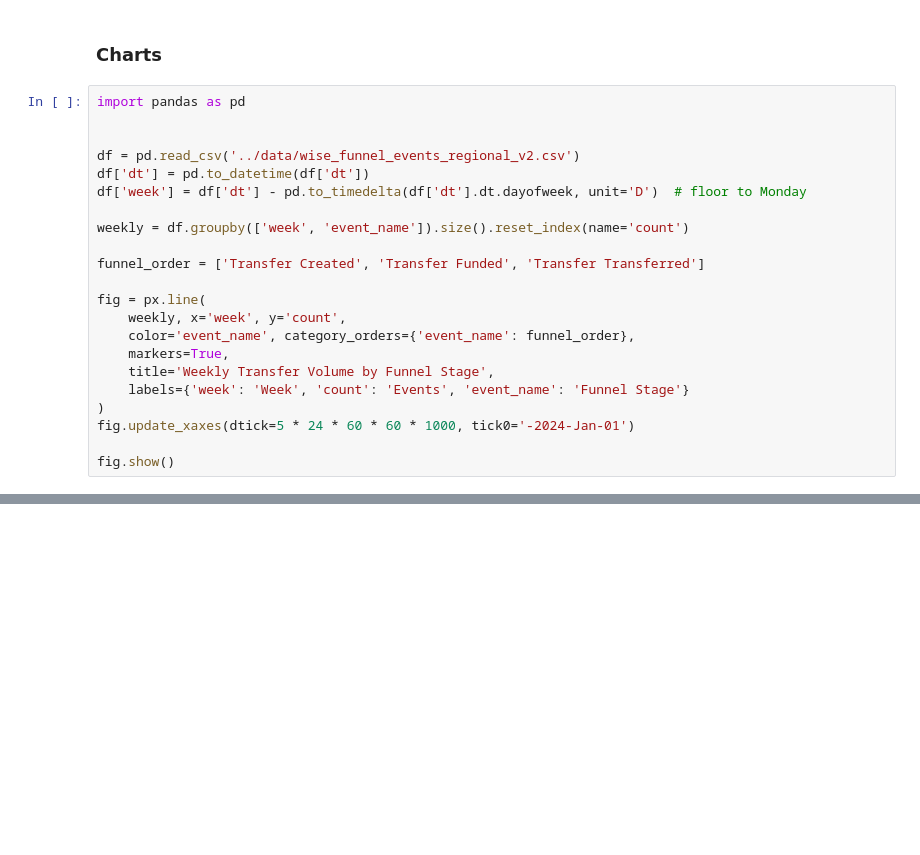
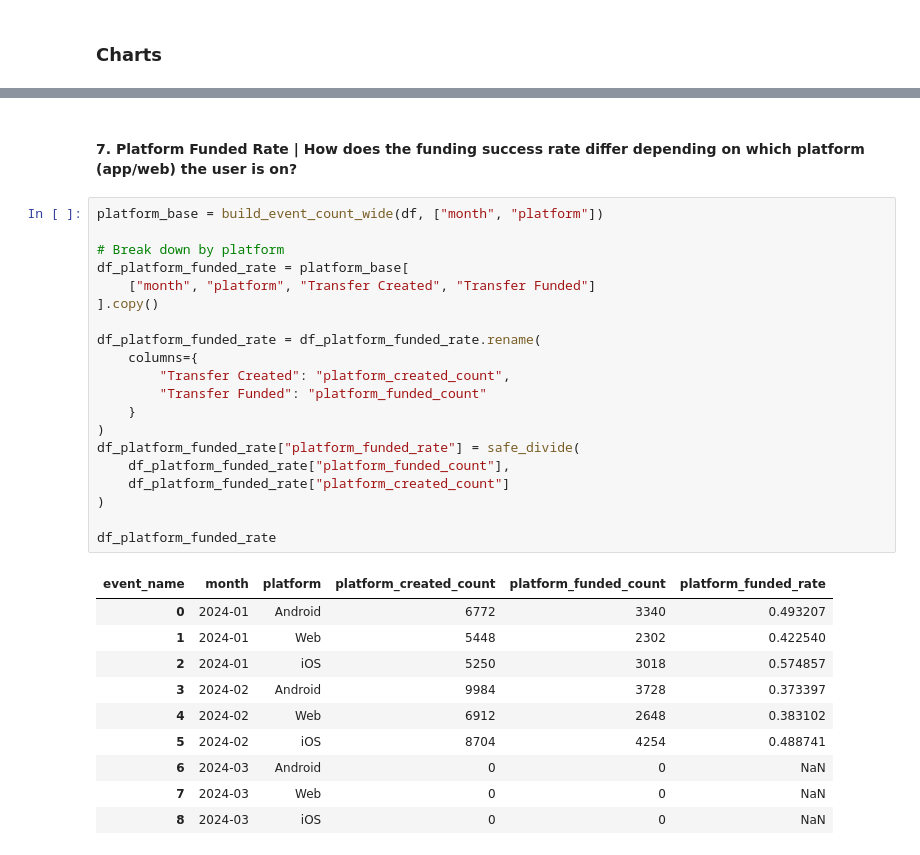
Before and after one commit to gutah/wise_case, a Jupyter notebook: code/exploratory_data_analysis.ipynb, the cells around one changed output, grey strips where cells are left out. Drawn from its saved outputs; the diff is of its cells as text; blank space fills up the shorter version.

```diff
--- a/code/exploratory_data_analysis.ipynb
+++ b/code/exploratory_data_analysis.ipynb
@@ -171,24 +183,2 @@ base.round(3)
 # %% [markdown]
 ### Charts
-# %%
-import pandas as pd
-
-
-df = pd.read_csv('../data/wise_funnel_events_regional_v2.csv')
-df['dt'] = pd.to_datetime(df['dt'])
-df['week'] = df['dt'] - pd.to_timedelta(df['dt'].dt.dayofweek, unit='D')  # floor to Monday
-
-weekly = df.groupby(['week', 'event_name']).size().reset_index(name='count')
-
-funnel_order = ['Transfer Created', 'Transfer Funded', 'Transfer Transferred']
-
-fig = px.line(
-    weekly, x='week', y='count',
-    color='event_name', category_orders={'event_name': funnel_order},
-    markers=True,
-    title='Weekly Transfer Volume by Funnel Stage',
-    labels={'week': 'Week', 'count': 'Events', 'event_name': 'Funnel Stage'}
-)
-fig.update_xaxes(dtick=5 * 24 * 60 * 60 * 1000, tick0='-2024-Jan-01')
-
-fig.show()
@@ -289,0 +355,33 @@ invalid value encountered in divide
+# %% [markdown]
+#### 7. Platform Funded Rate | How does the funding success rate differ depending on which platform (app/web) the user is on?
+# %%
+platform_base = build_event_count_wide(df, ["month", "platform"])
+
+# Break down by platform
+df_platform_funded_rate = platform_base[
+    ["month", "platform", "Transfer Created", "Transfer Funded"]
+].copy()
+
+df_platform_funded_rate = df_platform_funded_rate.rename(
+    columns={
+        "Transfer Created": "platform_created_count",
+        "Transfer Funded": "platform_funded_count"
+    }
+)
+df_platform_funded_rate["platform_funded_rate"] = safe_divide(
+    df_platform_funded_rate["platform_funded_count"],
+    df_platform_funded_rate["platform_created_count"]
+)
+
+df_platform_funded_rate
+# %% [output]
+| event_name | month | platform | platform_created_count | platform_funded_count | platform_funded_rate |
+| 0 | 2024-01 | Android | 6772 | 3340 | 0.493207 |
+| 1 | 2024-01 | Web | 5448 | 2302 | 0.422540 |
+| 2 | 2024-01 | iOS | 5250 | 3018 | 0.574857 |
+| 3 | 2024-02 | Android | 9984 | 3728 | 0.373397 |
+| 4 | 2024-02 | Web | 6912 | 2648 | 0.383102 |
+| 5 | 2024-02 | iOS | 8704 | 4254 | 0.488741 |
+| 6 | 2024-03 | Android | 0 | 0 | NaN |
+| 7 | 2024-03 | Web | 0 | 0 | NaN |
+| 8 | 2024-03 | iOS | 0 | 0 | NaN |
```
Also changed, not shown: parts of 27 cells of this notebook.
